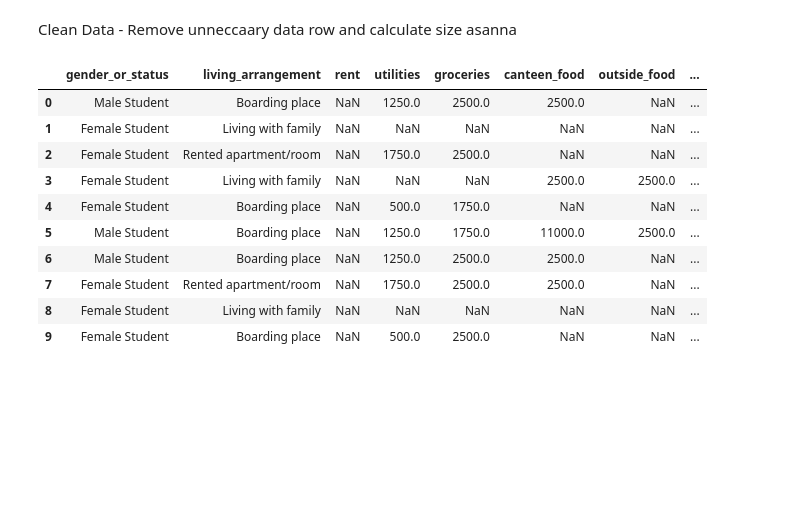
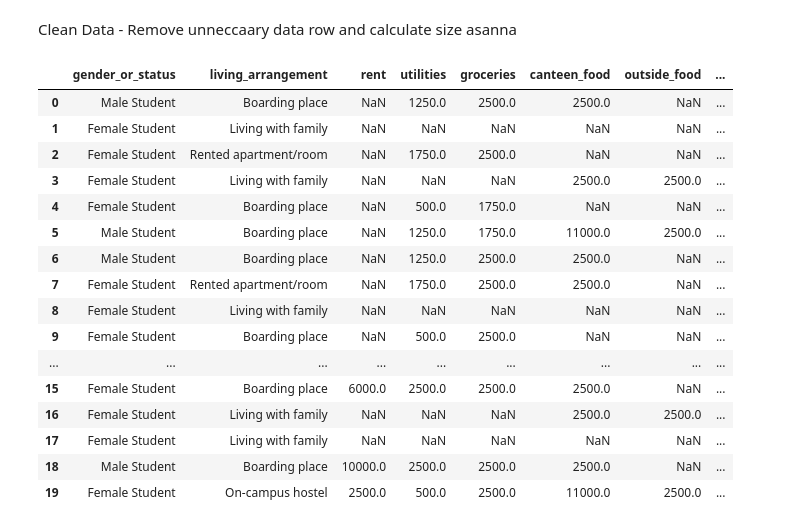
Before and after one commit to Pasindu115530/Static-Project, a Jupyter notebook: test.ipynb, the cells around one changed output. Saved outputs shown, nothing was run; the diff lists cells and outputs as text; code cells hidden in the pictures; blank space fills up the shorter version.

```diff
--- a/test.ipynb
+++ b/test.ipynb
@@ -244,31 +215,37 @@ expense_cols = [
     "outside_food",
     "transport",
     "stationery",
     "printing",
     "personal_care",
     "clothing",
     "gym_cost",
     "medical_cost",
     "total_expenses"
 ]
 
 # Map ranges to numeric using your existing df
 for col in expense_cols:
     if col in df.columns:
         df[col] = df[col].map(range_to_num_map)
 
 # Display clean table in Jupyter
 from IPython.display import display
-display(df.head(10))
+display(df.head(20))
 # %% [output]
 |  | gender_or_status | living_arrangement | rent | utilities | groceries | canteen_food | outside_food | ... |
 | 0 | Male Student | Boarding place | NaN | 1250.0 | 2500.0 | 2500.0 | NaN | ... |
 | 1 | Female Student | Living with family | NaN | NaN | NaN | NaN | NaN | ... |
 | 2 | Female Student | Rented apartment/room | NaN | 1750.0 | 2500.0 | NaN | NaN | ... |
 | 3 | Female Student | Living with family | NaN | NaN | NaN | 2500.0 | 2500.0 | ... |
 | 4 | Female Student | Boarding place | NaN | 500.0 | 1750.0 | NaN | NaN | ... |
 | 5 | Male Student | Boarding place | NaN | 1250.0 | 1750.0 | 11000.0 | 2500.0 | ... |
 | 6 | Male Student | Boarding place | NaN | 1250.0 | 2500.0 | 2500.0 | NaN | ... |
 | 7 | Female Student | Rented apartment/room | NaN | 1750.0 | 2500.0 | 2500.0 | NaN | ... |
 | 8 | Female Student | Living with family | NaN | NaN | NaN | NaN | NaN | ... |
 | 9 | Female Student | Boarding place | NaN | 500.0 | 2500.0 | NaN | NaN | ... |
+| ... | ... | ... | ... | ... | ... | ... | ... | ... |
+| 15 | Female Student | Boarding place | 6000.0 | 2500.0 | 2500.0 | 2500.0 | NaN | ... |
+| 16 | Female Student | Living with family | NaN | NaN | NaN | 2500.0 | 2500.0 | ... |
+| 17 | Female Student | Living with family | NaN | NaN | NaN | NaN | NaN | ... |
+| 18 | Male Student | Boarding place | 10000.0 | 2500.0 | 2500.0 | 2500.0 | NaN | ... |
+| 19 | Female Student | On-campus hostel | 2500.0 | 500.0 | 2500.0 | 11000.0 | 2500.0 | ... |
```
Also changed, not shown: parts of 2 cells of this notebook.
